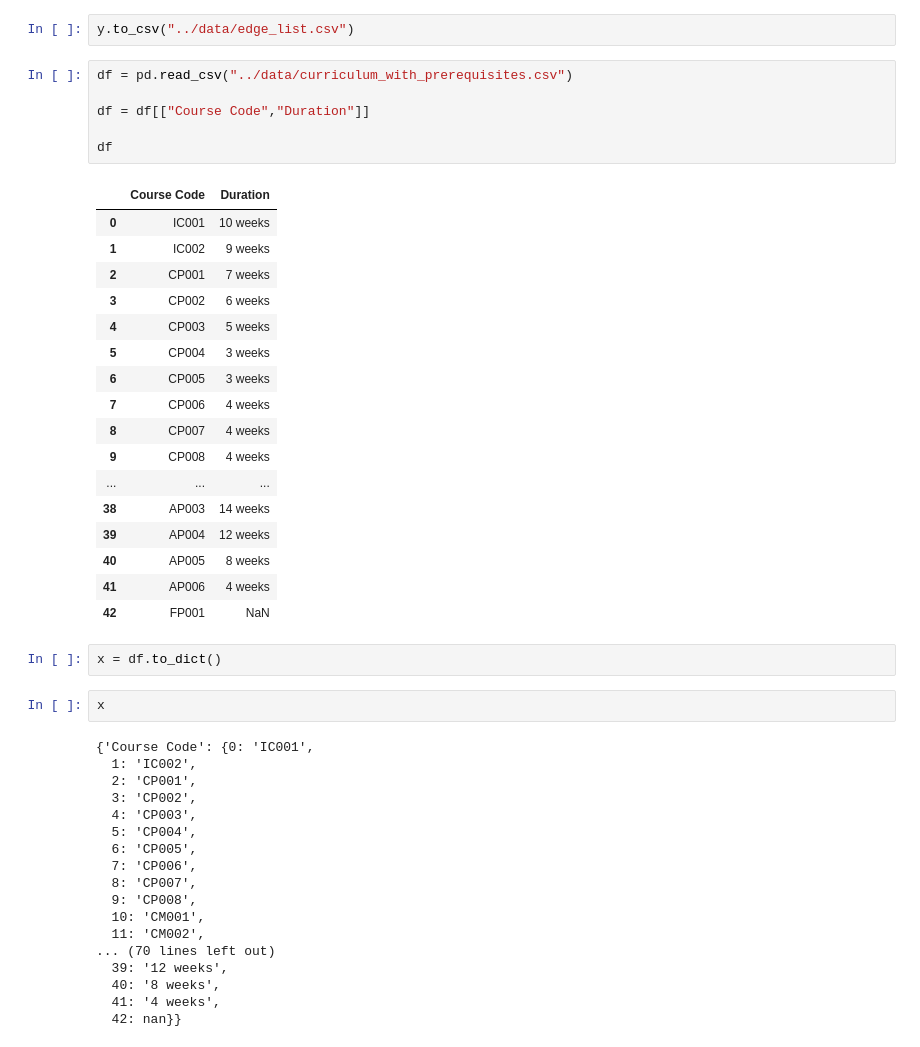
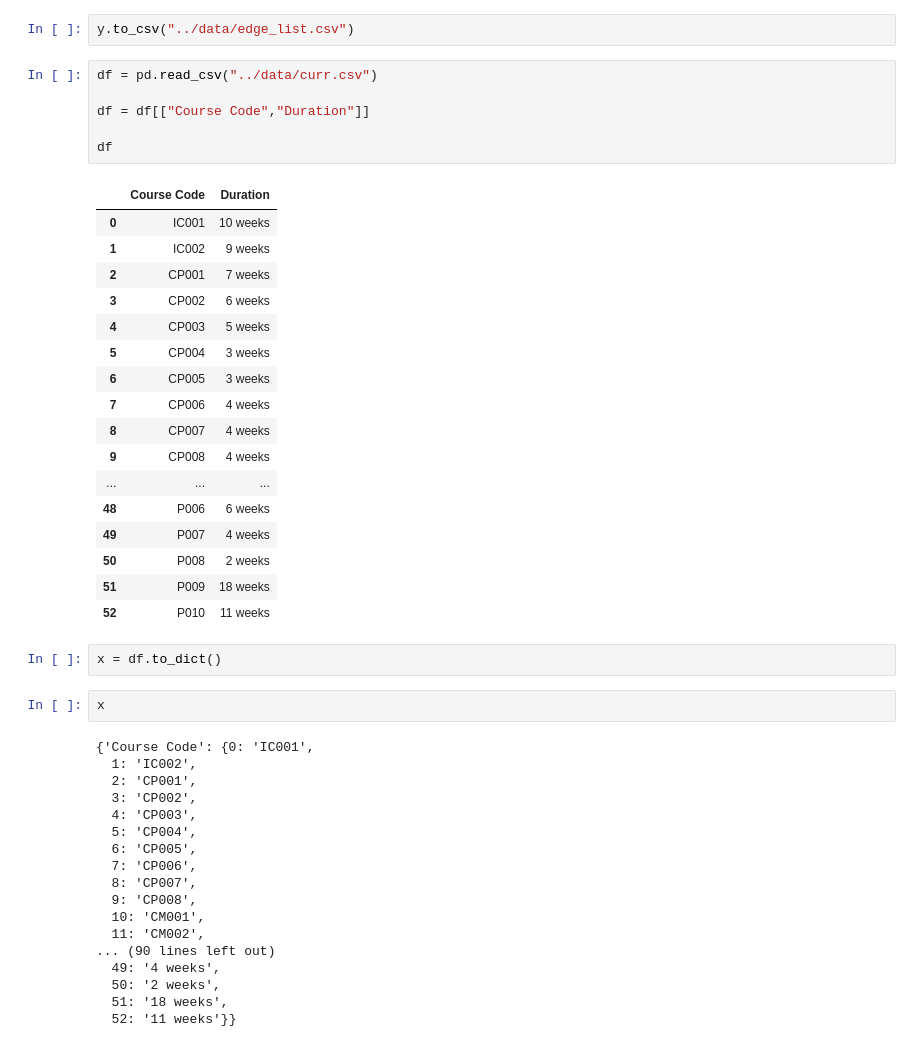
Before and after one commit to muhesh-kumar/curriculum-schedular, a Jupyter notebook: notebooks/data-cleaning.ipynb, the cells around one changed output. Saved outputs shown, nothing was run; the diff lists cells and outputs as text.

Commit message:
prerequisite-duration mapping

```diff
--- a/notebooks/data-cleaning.ipynb
+++ b/notebooks/data-cleaning.ipynb
@@ -366,29 +366,29 @@ curr.to_csv("../data/curriculum_with_prerequisites.csv")
 # %%
 y.to_csv("../data/edge_list.csv")
 # %%
-df = pd.read_csv("../data/curriculum_with_prerequisites.csv")
+df = pd.read_csv("../data/curr.csv")
 
 df = df[["Course Code","Duration"]]
 
 df
 # %% [output]
 |  | Course Code | Duration |
 | 0 | IC001 | 10 weeks |
 | 1 | IC002 | 9 weeks |
 | 2 | CP001 | 7 weeks |
 | 3 | CP002 | 6 weeks |
 | 4 | CP003 | 5 weeks |
 | 5 | CP004 | 3 weeks |
 | 6 | CP005 | 3 weeks |
 | 7 | CP006 | 4 weeks |
 | 8 | CP007 | 4 weeks |
 | 9 | CP008 | 4 weeks |
 | ... | ... | ... |
-| 38 | AP003 | 14 weeks |
-| 39 | AP004 | 12 weeks |
-| 40 | AP005 | 8 weeks |
-| 41 | AP006 | 4 weeks |
-| 42 | FP001 | NaN |
+| 48 | P006 | 6 weeks |
+| 49 | P007 | 4 weeks |
+| 50 | P008 | 2 weeks |
+| 51 | P009 | 18 weeks |
+| 52 | P010 | 11 weeks |
 # %%
 x = df.to_dict()
 # %%
@@ -406,11 +406,11 @@ x
   9: 'CP008',
   10: 'CM001',
   11: 'CM002',
-... (70 lines left out)
-  39: '12 weeks',
-  40: '8 weeks',
-  41: '4 weeks',
-  42: nan}}
+... (90 lines left out)
+  49: '4 weeks',
+  50: '2 weeks',
+  51: '18 weeks',
+  52: '11 weeks'}}
 # %%
 for i in x['Course Code']:
     if type(x["Duration"][i]) != type(3.4):
```
Also changed, not shown: parts of 1 cell of this notebook, 2 other files.
